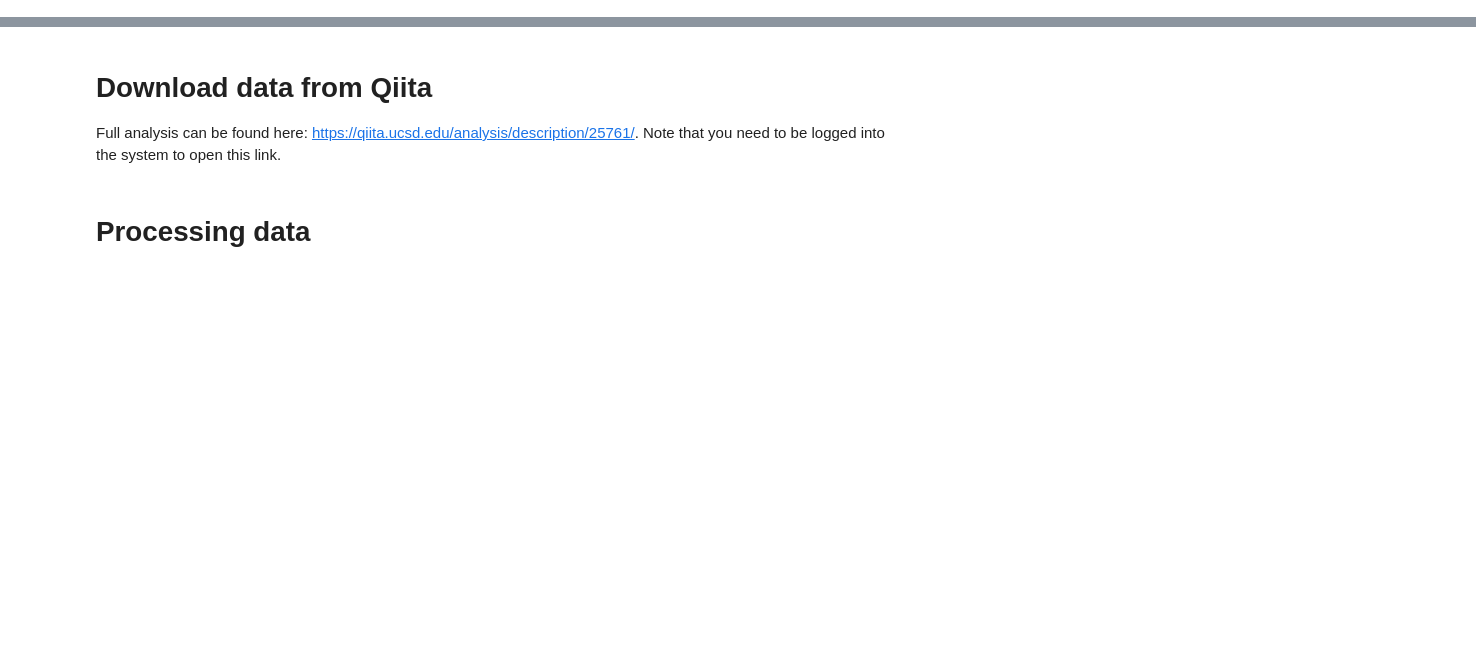
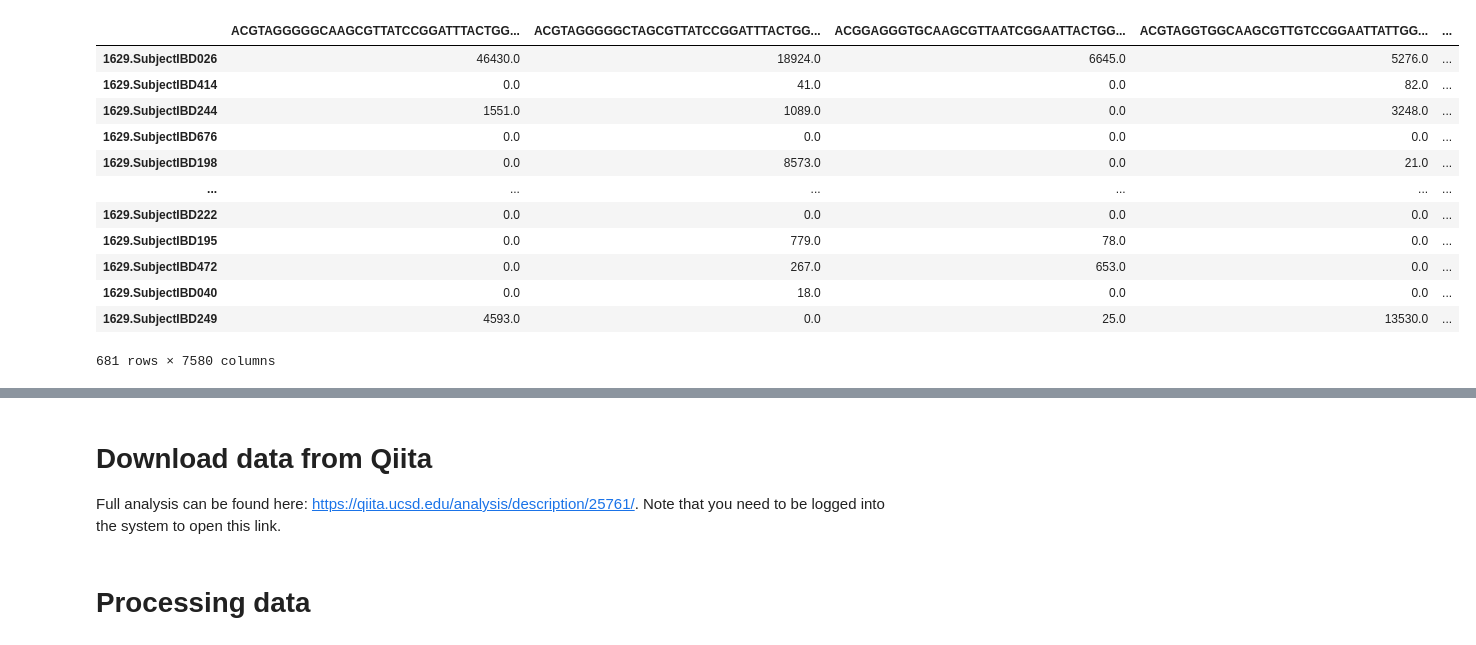
Before and after one commit to mwdai049/DSC180-Capstone, a Jupyter notebook: notebook.ipynb, the cells around one changed output, grey strips where cells are left out. Cells and saved outputs as stored; diff of their text form; code cells hidden in the pictures; blank space fills up the shorter version.

Commit message:
rarefied feature table

```diff
--- a/notebook.ipynb
+++ b/notebook.ipynb
@@ -14,0 +19,17 @@ warnings.simplefilter(action='ignore', category=FutureWarning)
+# %%
+ft = Artifact.load('/home/mwdai/projects/capstone/78873_feature-table.qza')
+ft.view(pd.DataFrame)
+# %% [output]
+|  | ACGTAGGGGGCAAGCGTTATCCGGATTTACTGG... | ACGTAGGGGGCTAGCGTTATCCGGATTTACTGG... | ACGGAGGGTGCAAGCGTTAATCGGAATTACTGG... | ACGTAGGTGGCAAGCGTTGTCCGGAATTATTGG... | ... |
+| 1629.SubjectIBD026 | 46430.0 | 18924.0 | 6645.0 | 5276.0 | ... |
+| 1629.SubjectIBD414 | 0.0 | 41.0 | 0.0 | 82.0 | ... |
+| 1629.SubjectIBD244 | 1551.0 | 1089.0 | 0.0 | 3248.0 | ... |
+| 1629.SubjectIBD676 | 0.0 | 0.0 | 0.0 | 0.0 | ... |
+| 1629.SubjectIBD198 | 0.0 | 8573.0 | 0.0 | 21.0 | ... |
+| ... | ... | ... | ... | ... | ... |
+| 1629.SubjectIBD222 | 0.0 | 0.0 | 0.0 | 0.0 | ... |
+| 1629.SubjectIBD195 | 0.0 | 779.0 | 78.0 | 0.0 | ... |
+| 1629.SubjectIBD472 | 0.0 | 267.0 | 653.0 | 0.0 | ... |
+| 1629.SubjectIBD040 | 0.0 | 18.0 | 0.0 | 0.0 | ... |
+| 1629.SubjectIBD249 | 4593.0 | 0.0 | 25.0 | 13530.0 | ... |
+681 rows × 7580 columns
```
Also changed, not shown: parts of 3 cells of this notebook, 3 other files.
